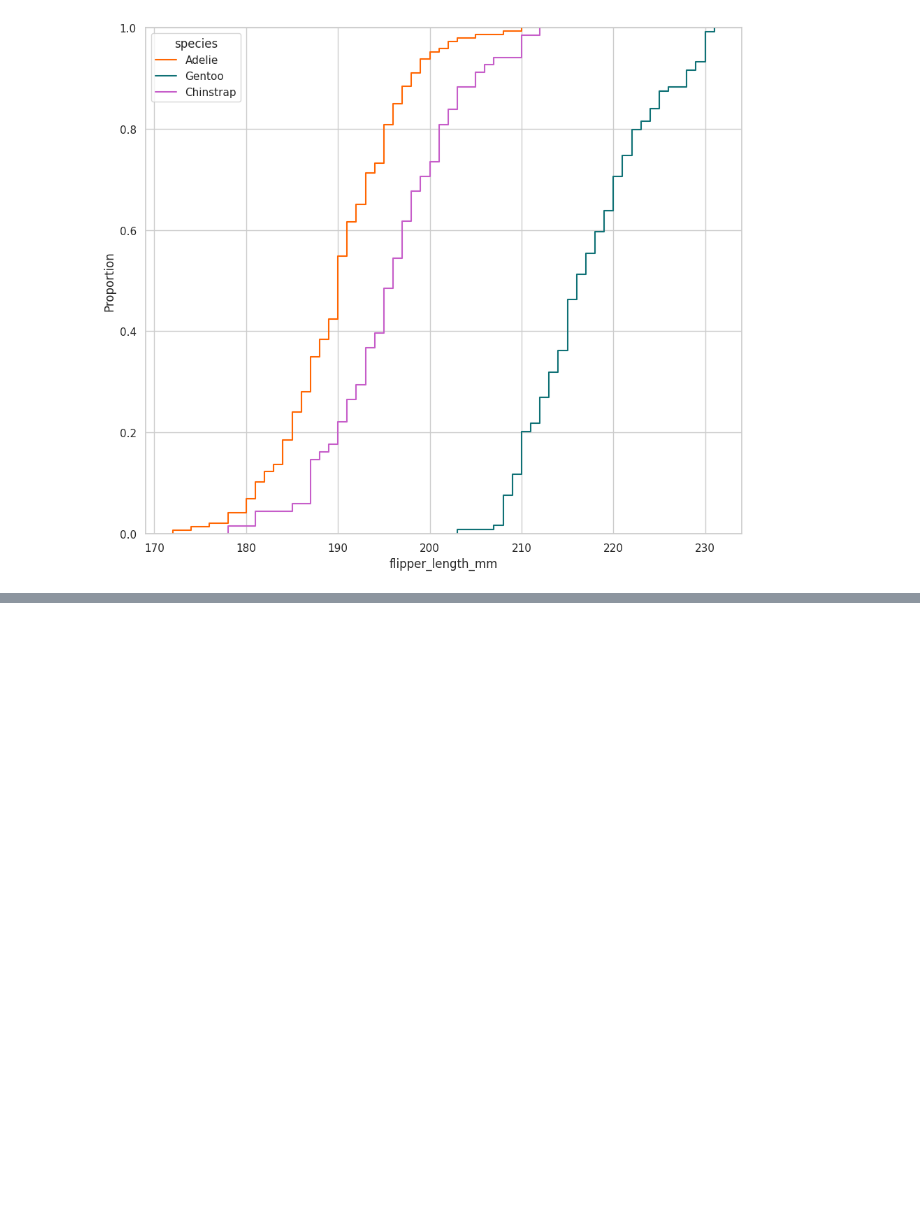
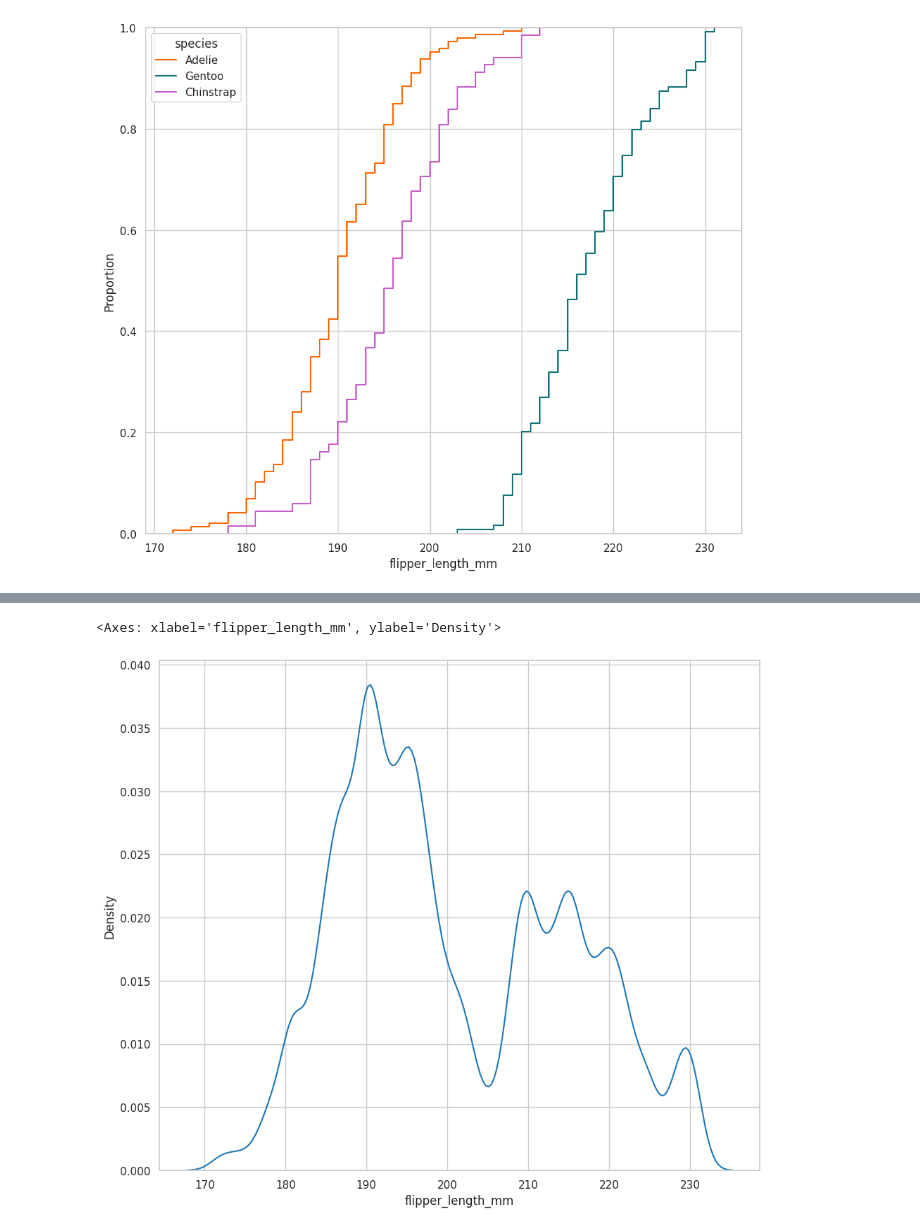
Before and after one commit to gabguagon/Py-EDA-penguins, a Jupyter notebook: penguins.ipynb, the cells around one changed output, grey strips where cells are left out. Cells and saved outputs as stored; diff of their text form; code cells hidden in the pictures; blank space fills up the shorter version.

```diff
--- a/penguins.ipynb
+++ b/penguins.ipynb
@@ -914,0 +925,9 @@ sns.ecdfplot(
+# %%
+sns.kdeplot(
+    data=processed_df,
+    x='flipper_length_mm',
+    bw_method=0.1
+)
+# %% [output]
+<Axes: xlabel='flipper_length_mm', ylabel='Density'>
+[figure, added]
```
Also changed, not shown: parts of 5 cells of this notebook.
